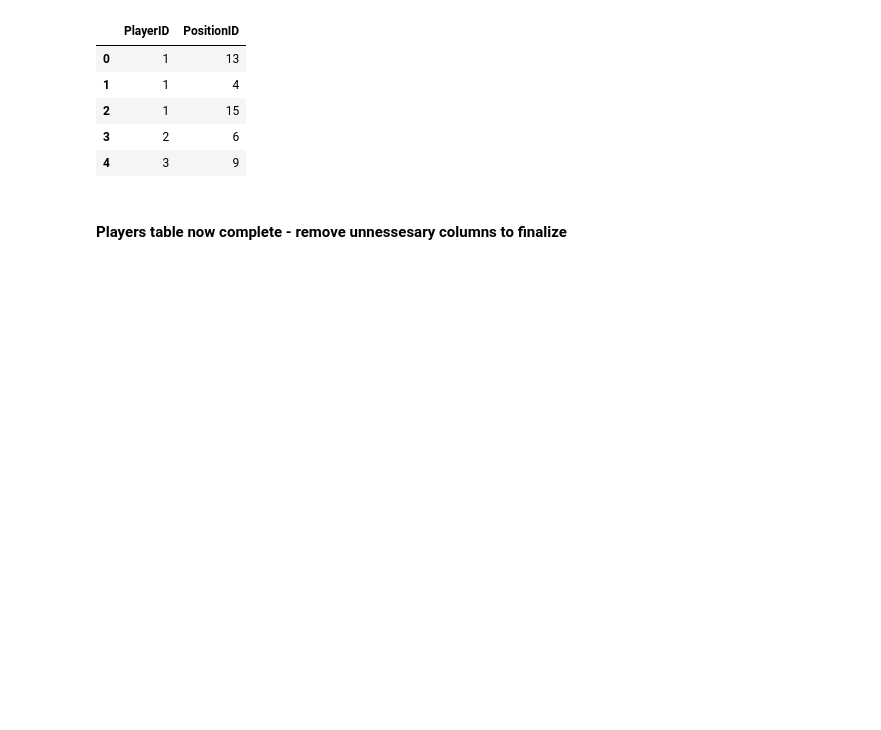
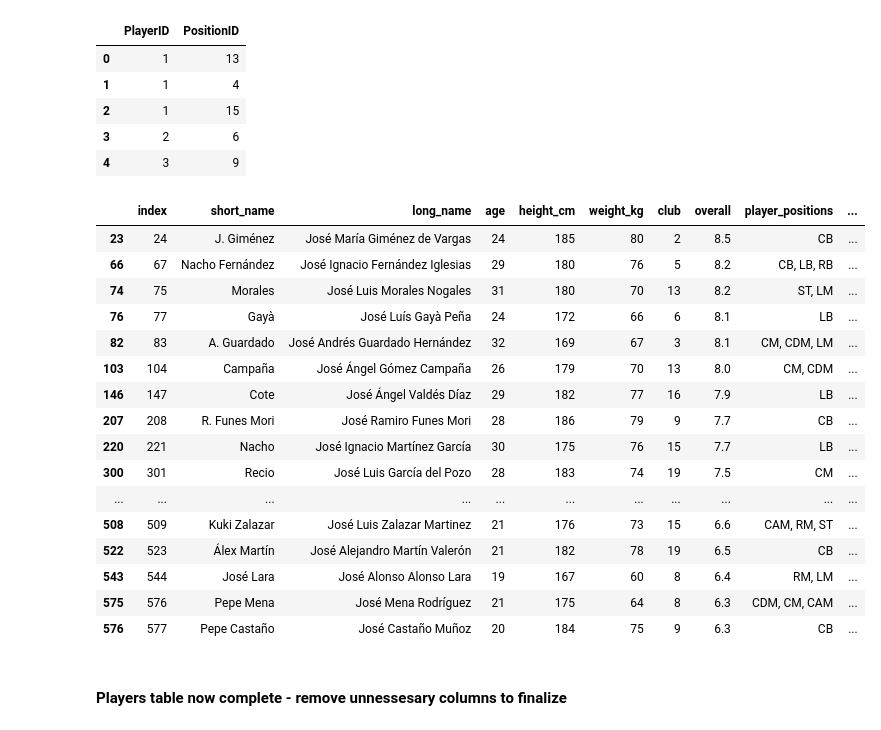
Before and after one commit to jeongtaebang/TransferMarkt, a Jupyter notebook: Schema/data_prep.ipynb, the cells around one changed output. Cells and saved outputs as stored; diff of their text form; code cells hidden in the pictures; blank space fills up the shorter version.

```diff
--- a/Schema/data_prep.ipynb
+++ b/Schema/data_prep.ipynb
@@ -128,6 +128,26 @@ player_positions.head()
 | 2 | 1 | 15 |
 | 3 | 2 | 6 |
 | 4 | 3 | 9 |
+# %%
+players[players['first_name'] == 'Jose']
+# %% [output]
+|  | index | short_name | long_name | age | height_cm | weight_kg | club | overall | player_positions | ... |
+| 23 | 24 | J. Giménez | José María Giménez de Vargas | 24 | 185 | 80 | 2 | 8.5 | CB | ... |
+| 66 | 67 | Nacho Fernández | José Ignacio Fernández Iglesias | 29 | 180 | 76 | 5 | 8.2 | CB, LB, RB | ... |
+| 74 | 75 | Morales | José Luis Morales Nogales | 31 | 180 | 70 | 13 | 8.2 | ST, LM | ... |
+| 76 | 77 | Gayà | José Luís Gayà Peña | 24 | 172 | 66 | 6 | 8.1 | LB | ... |
+| 82 | 83 | A. Guardado | José Andrés Guardado Hernández | 32 | 169 | 67 | 3 | 8.1 | CM, CDM, LM | ... |
+| 103 | 104 | Campaña | José Ángel Gómez Campaña | 26 | 179 | 70 | 13 | 8.0 | CM, CDM | ... |
+| 146 | 147 | Cote | José Ángel Valdés Díaz | 29 | 182 | 77 | 16 | 7.9 | LB | ... |
+| 207 | 208 | R. Funes Mori | José Ramiro Funes Mori | 28 | 186 | 79 | 9 | 7.7 | CB | ... |
+| 220 | 221 | Nacho | José Ignacio Martínez García | 30 | 175 | 76 | 15 | 7.7 | LB | ... |
+| 300 | 301 | Recio | José Luis García del Pozo | 28 | 183 | 74 | 19 | 7.5 | CM | ... |
+| ... | ... | ... | ... | ... | ... | ... | ... | ... | ... | ... |
+| 508 | 509 | Kuki Zalazar | José Luis Zalazar Martinez | 21 | 176 | 73 | 15 | 6.6 | CAM, RM, ST | ... |
+| 522 | 523 | Álex Martín | José Alejandro Martín Valerón | 21 | 182 | 78 | 19 | 6.5 | CB | ... |
+| 543 | 544 | José Lara | José Alonso Alonso Lara | 19 | 167 | 60 | 8 | 6.4 | RM, LM | ... |
+| 575 | 576 | Pepe Mena | José Mena Rodríguez | 21 | 175 | 64 | 8 | 6.3 | CDM, CM, CAM | ... |
+| 576 | 577 | Pepe Castaño | José Castaño Muñoz | 20 | 184 | 75 | 9 | 6.3 | CB | ... |
 # %% [markdown]
 #### Players table now complete - remove unnessesary columns to finalize
 # %%
```
Also changed, not shown: 8 other files.
